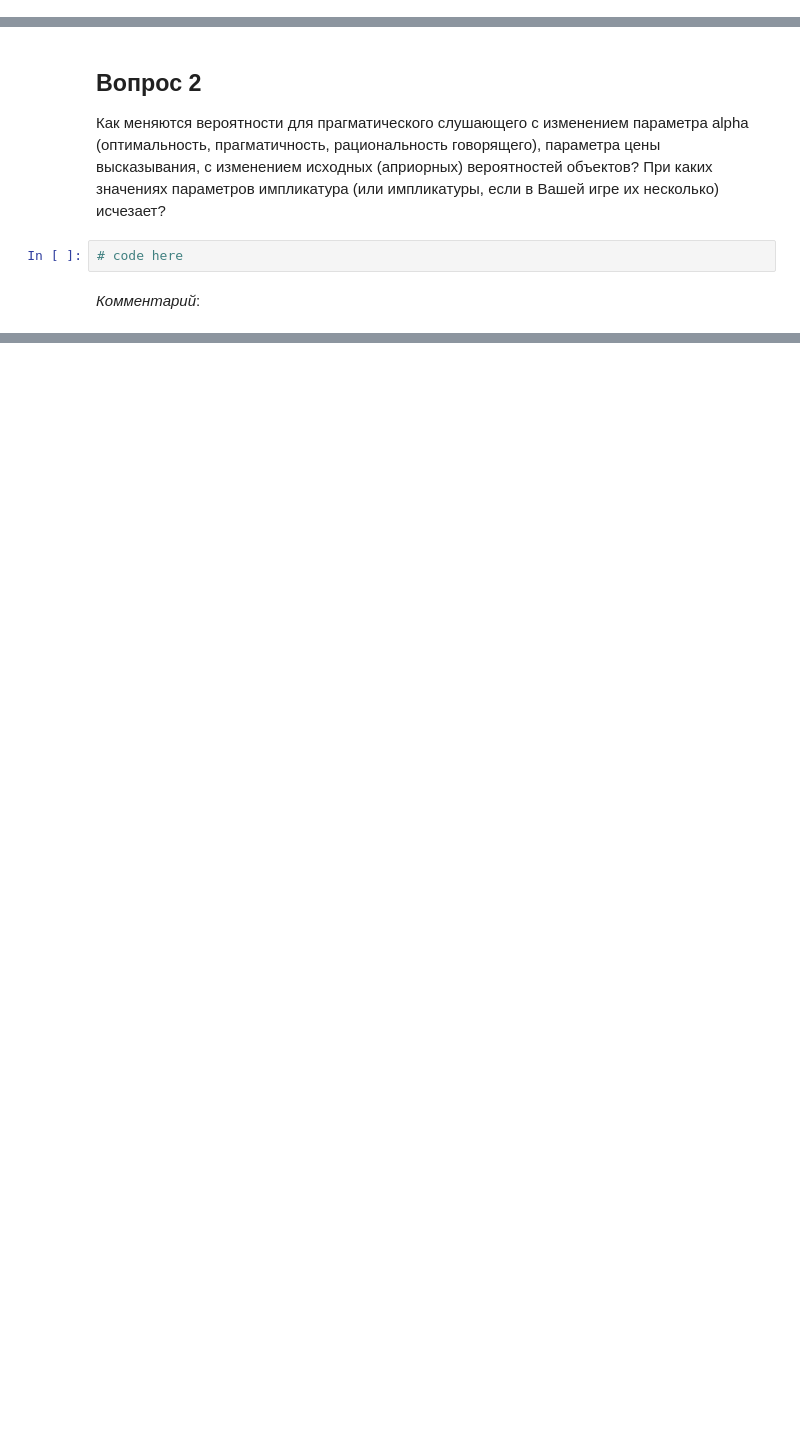
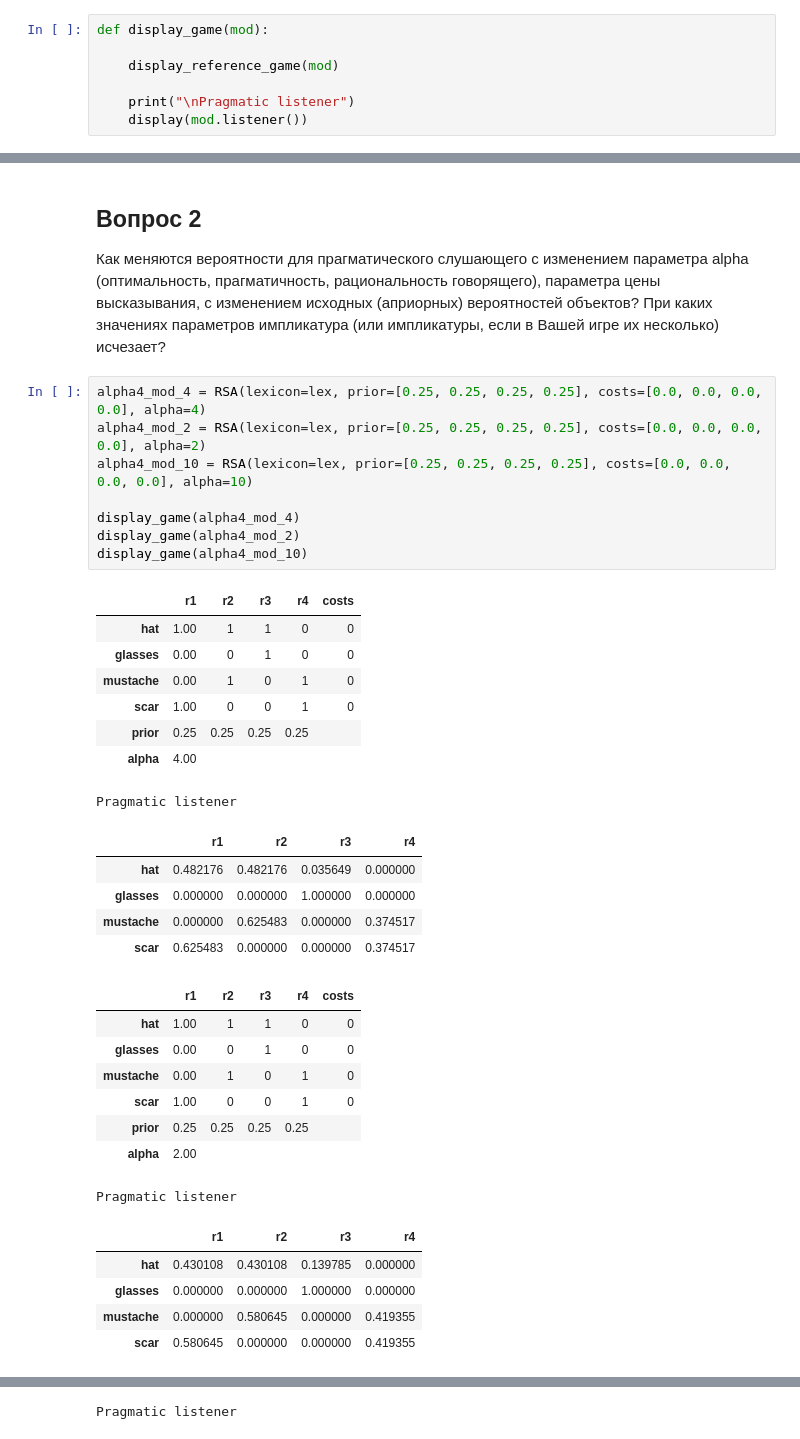
Before and after one commit to arstotrix/semantics_and_whatnot, a Jupyter notebook: task3/RSA_QnA.ipynb, the cells around one changed output, grey strips where cells are left out. Drawn from its saved outputs; the diff is of its cells as text; blank space fills up the shorter version.

```diff
--- a/task3/RSA_QnA.ipynb
+++ b/task3/RSA_QnA.ipynb
@@ -155,0 +207,7 @@ Pragmatic listener
+# %%
+def display_game(mod):
+
+    display_reference_game(mod)
+
+    print("\nPragmatic listener")
+    display(mod.listener())
@@ -156,7 +254,38 @@ Pragmatic listener
 # %% [markdown]
 ## **Вопрос 2**
 Как меняются вероятности для прагматического слушающего с изменением параметра alpha (оптимальность, прагматичность, рациональность говорящего), параметра цены высказывания, с изменением исходных (априорных) вероятностей объектов? При каких значениях параметров импликатура (или импликатуры, если в Вашей игре их несколько) исчезает?
-# %%
-# code here
-# %% [markdown]
-*Комментарий*:
+# %%
+alpha4_mod_4 = RSA(lexicon=lex, prior=[0.25, 0.25, 0.25, 0.25], costs=[0.0, 0.0, 0.0, 0.0], alpha=4)
+alpha4_mod_2 = RSA(lexicon=lex, prior=[0.25, 0.25, 0.25, 0.25], costs=[0.0, 0.0, 0.0, 0.0], alpha=2)
+alpha4_mod_10 = RSA(lexicon=lex, prior=[0.25, 0.25, 0.25, 0.25], costs=[0.0, 0.0, 0.0, 0.0], alpha=10)
+
+display_game(alpha4_mod_4)
+display_game(alpha4_mod_2)
+display_game(alpha4_mod_10)
+# %% [output]
+|  | r1 | r2 | r3 | r4 | costs |
+| hat | 1.00 | 1 | 1 | 0 | 0 |
+| glasses | 0.00 | 0 | 1 | 0 | 0 |
+| mustache | 0.00 | 1 | 0 | 1 | 0 |
+| scar | 1.00 | 0 | 0 | 1 | 0 |
+| prior | 0.25 | 0.25 | 0.25 | 0.25 |  |
+| alpha | 4.00 |  |  |  |  |
+Pragmatic listener
+|  | r1 | r2 | r3 | r4 |
+| hat | 0.482176 | 0.482176 | 0.035649 | 0.000000 |
+| glasses | 0.000000 | 0.000000 | 1.000000 | 0.000000 |
+| mustache | 0.000000 | 0.625483 | 0.000000 | 0.374517 |
+| scar | 0.625483 | 0.000000 | 0.000000 | 0.374517 |
+|  | r1 | r2 | r3 | r4 | costs |
+| hat | 1.00 | 1 | 1 | 0 | 0 |
+| glasses | 0.00 | 0 | 1 | 0 | 0 |
+| mustache | 0.00 | 1 | 0 | 1 | 0 |
+| scar | 1.00 | 0 | 0 | 1 | 0 |
+| prior | 0.25 | 0.25 | 0.25 | 0.25 |  |
+| alpha | 2.00 |  |  |  |  |
+Pragmatic listener
+|  | r1 | r2 | r3 | r4 |
+| hat | 0.430108 | 0.430108 | 0.139785 | 0.000000 |
+| glasses | 0.000000 | 0.000000 | 1.000000 | 0.000000 |
+| mustache | 0.000000 | 0.580645 | 0.000000 | 0.419355 |
+| scar | 0.580645 | 0.000000 | 0.000000 | 0.419355 |
@@ -162,0 +299 @@ Pragmatic listener
+Pragmatic listener
```
Also changed, not shown: parts of 18 cells of this notebook.
